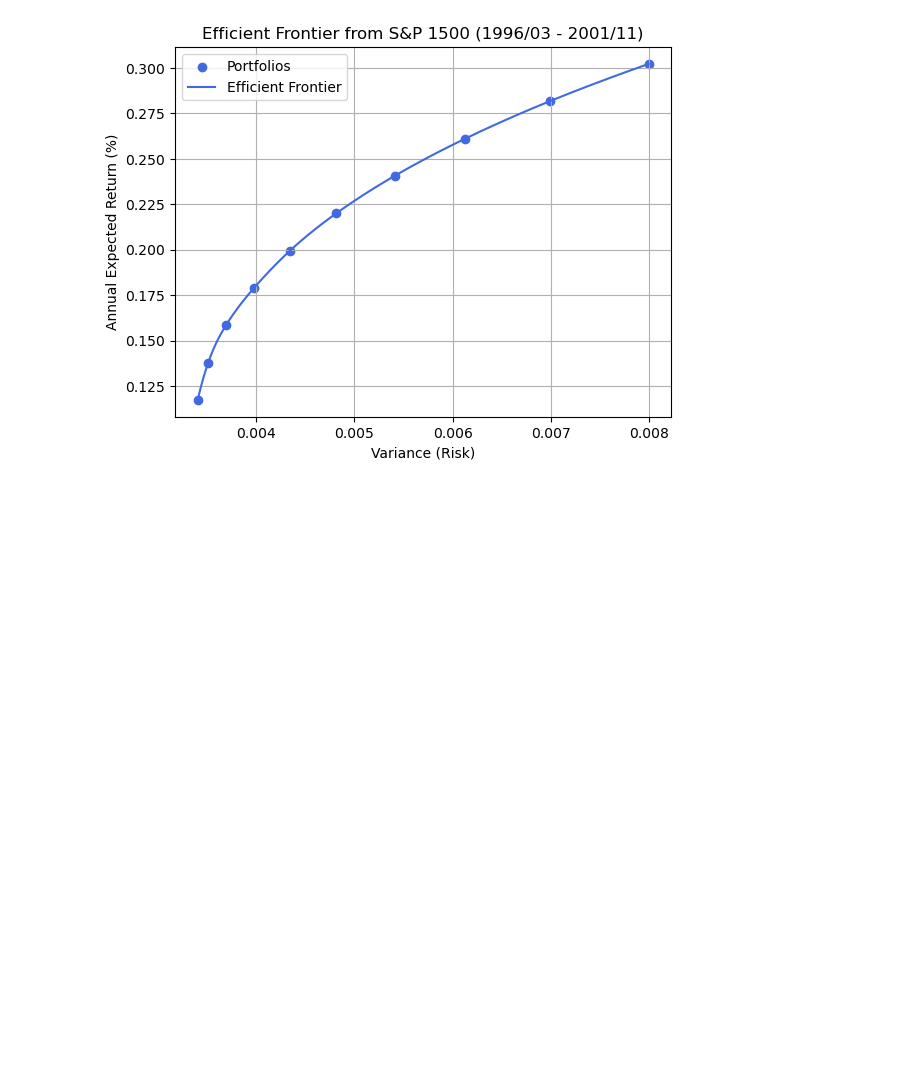
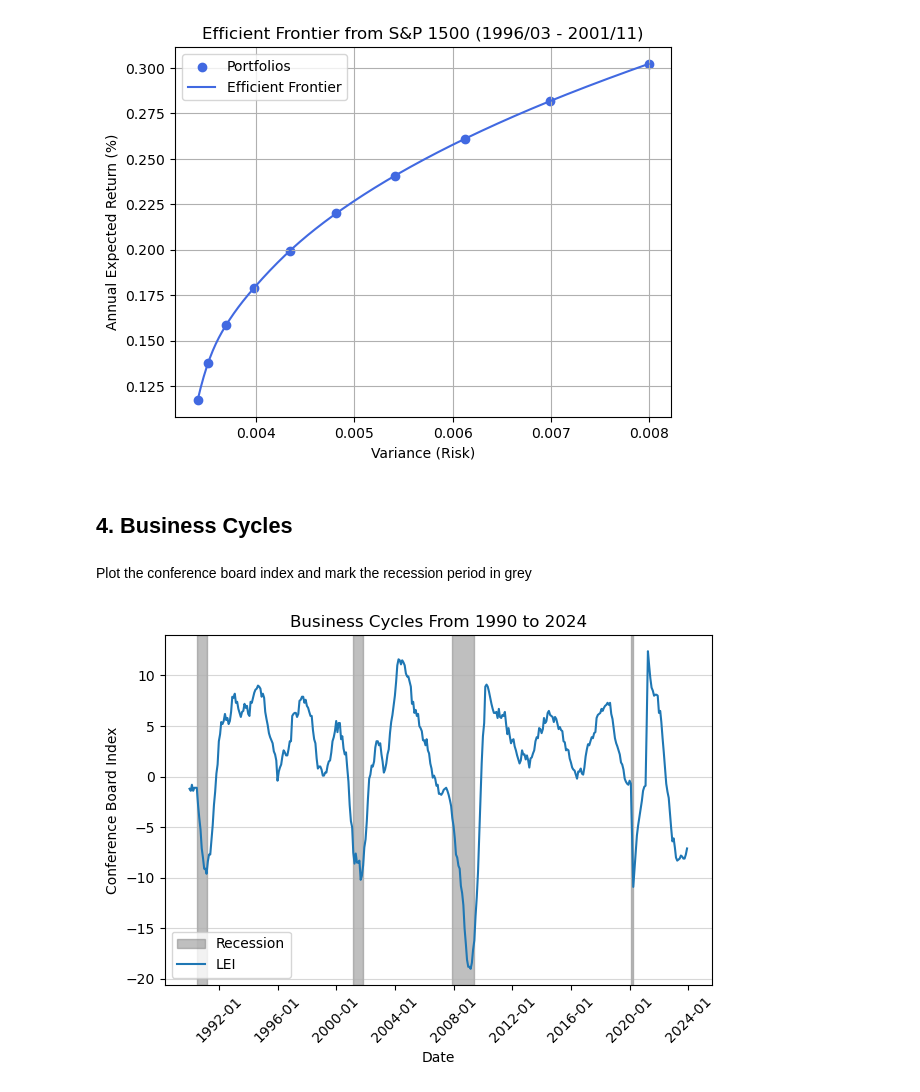
Before and after one commit to patrickwjwang/equity-cycle, a Jupyter notebook: notebooks/Feb20-equity-cycle-submission.ipynb, the cells around one changed output. Drawn from its saved outputs; the diff is of its cells as text; code cells hidden in the pictures; blank space fills up the shorter version.

Commit message:
add code for business cycles

```diff
--- a/notebooks/Feb20-equity-cycle-submission.ipynb
+++ b/notebooks/Feb20-equity-cycle-submission.ipynb
@@ -16,6 +16,8 @@ import numpy as np
 import pandas as pd
 import seaborn as sns
 import matplotlib.pyplot as plt
+import matplotlib.dates as mdates
+from matplotlib.patches import Patch
 from pypfopt import EfficientFrontier
 from pypfopt import risk_models
 from pypfopt import expected_returns
@@ -25,6 +27,7 @@ from scipy.interpolate import make_interp_spline
 notebook_dir = os.getcwd()
 base_dir = os.path.join(notebook_dir, '..')
 data_dir = os.path.join(base_dir, 'data', 'processed')
+raw_data_dir = os.path.join(base_dir, 'data', 'raw')
 src_dir = os.path.join(base_dir, 'src')
 graph_dir = os.path.join(base_dir, 'results', 'graphs')
 sys.path.append(src_dir)
@@ -197,3 +200,49 @@ plt.legend()
 plt.show()
 # %% [output]
 [figure]
+# %% [markdown]
+## 4. Business Cycles
+# %% [markdown]
+Plot the conference board index and mark the recession period in grey
+# %%
+# Read the data
+bsc_file = os.path.join(raw_data_dir, 'business_cycles.csv')
+bsc_df = pd.read_csv(bsc_file)
+bsc_df['Date'] = pd.to_datetime(bsc_df['Date'])
+
+# Find the start and end dates of recession periods
+recession_periods = []
+in_recession = False
+for i, row in bsc_df.iterrows():
+    if row['Recession'] == 1 and not in_recession:
+        start_date = row['Date']  # Start of a new recession
+        in_recession = True
+    elif row['Recession'] == 0 and in_recession:
+        end_date = bsc_df.iloc[i-1]['Date']  # End of current recession
+        recession_periods.append((start_date, end_date))
+        in_recession = False
+# %%
+# Plot the Cof_idx
+fig, ax = plt.subplots()
+ax.plot(bsc_df['Date'], bsc_df['Cof_idx'], label='LEI')
+
+# Shade the recession periods using the list of tuples
+for start_date, end_date in recession_periods:
+    ax.axvspan(start_date, end_date + pd.Timedelta(days=1), color='grey', alpha=0.5)
+
+# Set major ticks format
+ax.xaxis.set_major_formatter(mdates.DateFormatter('%Y-%m'))
+ax.yaxis.grid(True, alpha=0.5)
+
+# Add legend for recession
+recession_patch = Patch(color='grey', alpha=0.5, label='Recession')
+plt.legend(handles=[recession_patch, *ax.get_legend_handles_labels()[0]])
+plt.xticks(rotation=45)
+plt.xlabel('Date')
+plt.ylabel('Conference Board Index')
+plt.title('Business Cycles From 1990 to 2024')
+plt.tight_layout()
+# plt.savefig(os.path.join(graph_dir, 'business_cycles.png'))
+plt.show()
+# %% [output]
+[figure, added]
```
Also changed, not shown: parts of 1 cell of this notebook, 3 other files.
